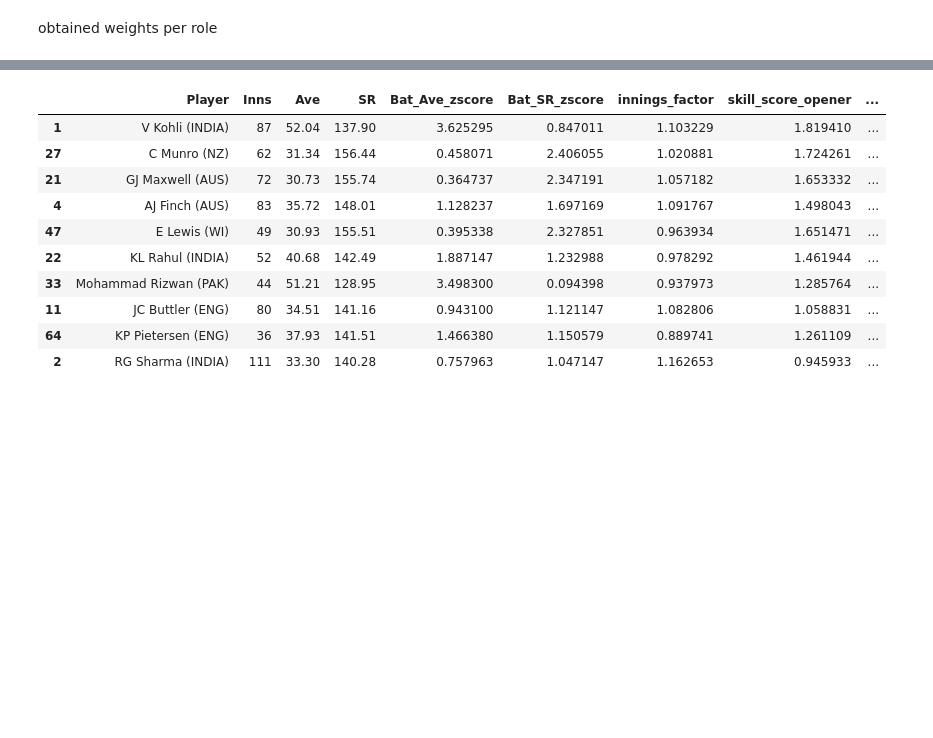
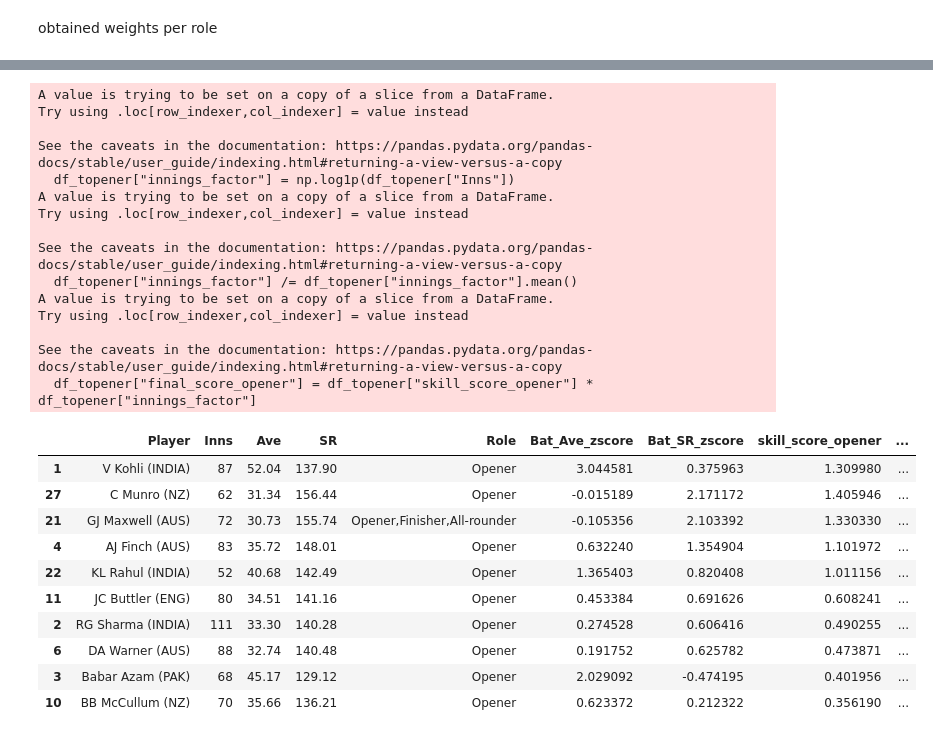
Before and after one commit to sunkenship2025/cricket-dataset-analysis, a Jupyter notebook: overall.ipynb, the cells around one changed output, grey strips where cells are left out. Saved outputs shown, nothing was run; the diff lists cells and outputs as text; code cells hidden in the pictures; blank space fills up the shorter version.

Commit message:
roles picked

```diff
--- a/overall.ipynb
+++ b/overall.ipynb
@@ -1052,9 +1052,13 @@ obtained weights per role
 
 #off spinner
 # %%
+%pip install pandas
+
+import pandas as pd
+
 #lets use opener weights on twb.csv
-df_twb = pd.read_csv(r"C:\Users\srd9cxl\OneDrive - Colruyt Group NV\Documents\cricket dataset\dataset\twb.csv")
-df_twb_filtered = df_twb[["Player","Inns","Ave","SR"]]
-df_twb_filtered = df_twb_filtered.dropna(subset=["Player","Inns","Ave","SR"])
+df_twb = pd.read_csv(r"/Users/pranavreddy/Desktop/cricketteam/cricket-dataset-analysis/dataset/twb.csv")
+df_twb_filtered = df_twb[["Player","Inns","Ave","SR","Role"]]
+df_twb_filtered = df_twb_filtered.dropna(subset=["Player","Inns","Ave","SR","Role"])
 df_twb_filtered
 # %% [output]
@@ -1074,14 +1085,18 @@ df_twb_filtered
+# %%
+#we need to zscore for only openers
+
+df_topener=df_twb_filtered[df_twb_filtered['Role'].str.contains('Open', na=False)]
 # %%
 #z score
 #zscore for batting avg
 ## Bat_Avg    0.354169
 # Bat_SR     0.645831
 
-df_twb_filtered["Bat_Ave_zscore"] = (df_twb_filtered["Ave"] - df_twb_filtered["Ave"].mean()) / df_twb_filtered["Ave"].std()
+df_topener["Bat_Ave_zscore"] = (df_topener["Ave"] - df_topener["Ave"].mean()) / df_topener["Ave"].std()
 #z score for strike rate
-df_twb_filtered["Bat_SR_zscore"] = (df_twb_filtered["SR"] - df_twb_filtered["SR"].mean()) / df_twb_filtered["SR"].std()
+df_topener["Bat_SR_zscore"] = (df_topener["SR"] - df_topener["SR"].mean()) / df_topener["SR"].std()
 #using obtained weights per role
-df_twb_filtered["skill_score_opener"] = (
-    df_twb_filtered["Bat_Ave_zscore"] * 0.35 +
-    df_twb_filtered["Bat_SR_zscore"] * 0.65
+df_topener["skill_score_opener"] = (
+    df_topener["Bat_Ave_zscore"] * 0.35 +
+    df_topener["Bat_SR_zscore"] * 0.65
 )
@@ -1088,19 +1119,35 @@ df_twb_filtered["skill_score_opener"] = (
 # %%
 #innings factor
-df_twb_filtered["innings_factor"] = np.log1p(df_twb_filtered["Inns"])
-df_twb_filtered["innings_factor"] /= df_twb_filtered["innings_factor"].mean()
-df_twb_filtered["final_score_opener"] = df_twb_filtered["skill_score_opener"] * df_twb_filtered["innings_factor"]
-df_twb_filtered.sort_values("final_score_opener", ascending=False).head(10)
+import numpy as np
+df_topener["innings_factor"] = np.log1p(df_topener["Inns"])
+df_topener["innings_factor"] /= df_topener["innings_factor"].mean()
+df_topener["final_score_opener"] = df_topener["skill_score_opener"] * df_topener["innings_factor"]
+df_topener.sort_values("final_score_opener", ascending=False).head(10)
 # %% [output]
+A value is trying to be set on a copy of a slice from a DataFrame.
+Try using .loc[row_indexer,col_indexer] = value instead
+
+See the caveats in the documentation: https://pandas.pydata.org/pandas-docs/stable/user_guide/indexing.html#returning-a-view-versus-a-copy
+  df_topener["innings_factor"] = np.log1p(df_topener["Inns"])
+A value is trying to be set on a copy of a slice from a DataFrame.
+Try using .loc[row_indexer,col_indexer] = value instead
+
+See the caveats in the documentation: https://pandas.pydata.org/pandas-docs/stable/user_guide/indexing.html#returning-a-view-versus-a-copy
+  df_topener["innings_factor"] /= df_topener["innings_factor"].mean()
+A value is trying to be set on a copy of a slice from a DataFrame.
+Try using .loc[row_indexer,col_indexer] = value instead
+
+See the caveats in the documentation: https://pandas.pydata.org/pandas-docs/stable/user_guide/indexing.html#returning-a-view-versus-a-copy
+  df_topener["final_score_opener"] = df_topener["skill_score_opener"] * df_topener["innings_factor"]
-|  | Player | Inns | Ave | SR | Bat_Ave_zscore | Bat_SR_zscore | innings_factor | skill_score_opener | ... |
-| 1 | V Kohli (INDIA) | 87 | 52.04 | 137.90 | 3.625295 | 0.847011 | 1.103229 | 1.819410 | ... |
-| 27 | C Munro (NZ) | 62 | 31.34 | 156.44 | 0.458071 | 2.406055 | 1.020881 | 1.724261 | ... |
-| 21 | GJ Maxwell (AUS) | 72 | 30.73 | 155.74 | 0.364737 | 2.347191 | 1.057182 | 1.653332 | ... |
-| 4 | AJ Finch (AUS) | 83 | 35.72 | 148.01 | 1.128237 | 1.697169 | 1.091767 | 1.498043 | ... |
-| 47 | E Lewis (WI) | 49 | 30.93 | 155.51 | 0.395338 | 2.327851 | 0.963934 | 1.651471 | ... |
-| 22 | KL Rahul (INDIA) | 52 | 40.68 | 142.49 | 1.887147 | 1.232988 | 0.978292 | 1.461944 | ... |
-| 33 | Mohammad Rizwan (PAK) | 44 | 51.21 | 128.95 | 3.498300 | 0.094398 | 0.937973 | 1.285764 | ... |
-| 11 | JC Buttler (ENG) | 80 | 34.51 | 141.16 | 0.943100 | 1.121147 | 1.082806 | 1.058831 | ... |
-| 64 | KP Pietersen (ENG) | 36 | 37.93 | 141.51 | 1.466380 | 1.150579 | 0.889741 | 1.261109 | ... |
-| 2 | RG Sharma (INDIA) | 111 | 33.30 | 140.28 | 0.757963 | 1.047147 | 1.162653 | 0.945933 | ... |
+|  | Player | Inns | Ave | SR | Role | Bat_Ave_zscore | Bat_SR_zscore | skill_score_opener | ... |
+| 1 | V Kohli (INDIA) | 87 | 52.04 | 137.90 | Opener | 3.044581 | 0.375963 | 1.309980 | ... |
+| 27 | C Munro (NZ) | 62 | 31.34 | 156.44 | Opener | -0.015189 | 2.171172 | 1.405946 | ... |
+| 21 | GJ Maxwell (AUS) | 72 | 30.73 | 155.74 | Opener,Finisher,All-rounder | -0.105356 | 2.103392 | 1.330330 | ... |
+| 4 | AJ Finch (AUS) | 83 | 35.72 | 148.01 | Opener | 0.632240 | 1.354904 | 1.101972 | ... |
+| 22 | KL Rahul (INDIA) | 52 | 40.68 | 142.49 | Opener | 1.365403 | 0.820408 | 1.011156 | ... |
+| 11 | JC Buttler (ENG) | 80 | 34.51 | 141.16 | Opener | 0.453384 | 0.691626 | 0.608241 | ... |
+| 2 | RG Sharma (INDIA) | 111 | 33.30 | 140.28 | Opener | 0.274528 | 0.606416 | 0.490255 | ... |
+| 6 | DA Warner (AUS) | 88 | 32.74 | 140.48 | Opener | 0.191752 | 0.625782 | 0.473871 | ... |
+| 3 | Babar Azam (PAK) | 68 | 45.17 | 129.12 | Opener | 2.029092 | -0.474195 | 0.401956 | ... |
+| 10 | BB McCullum (NZ) | 70 | 35.66 | 136.21 | Opener | 0.623372 | 0.212322 | 0.356190 | ... |
 # %%
```
Also changed, not shown: parts of 16 cells of this notebook, 19 other files.
